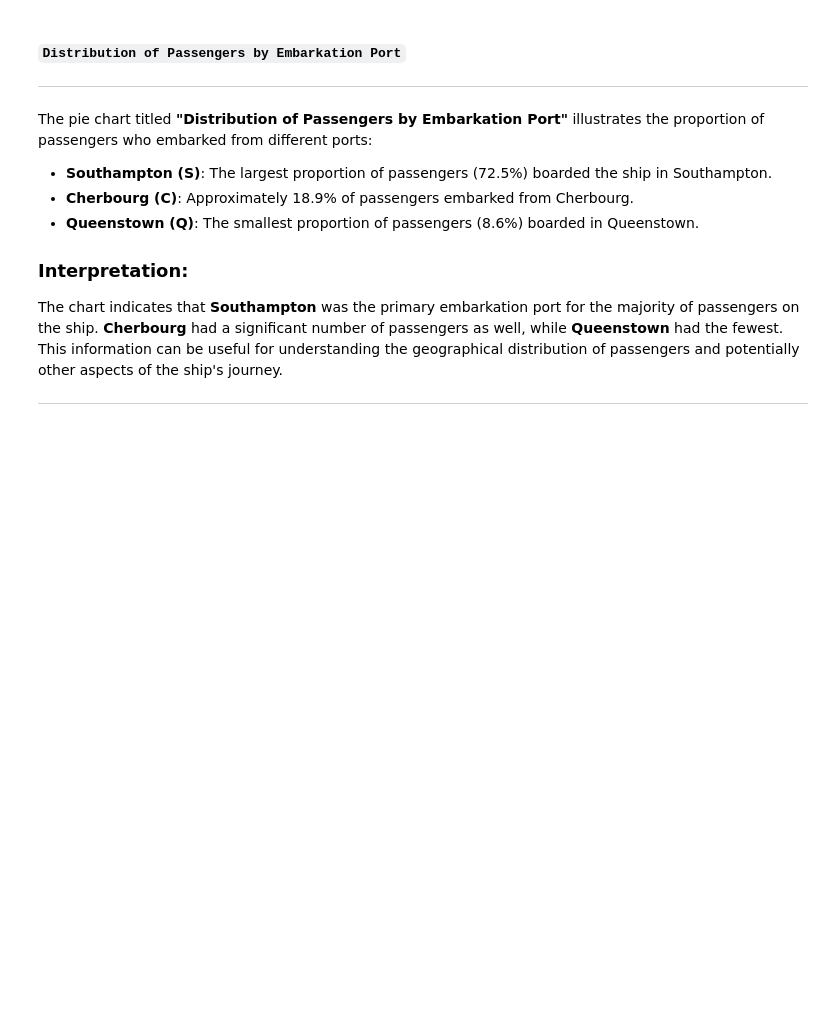
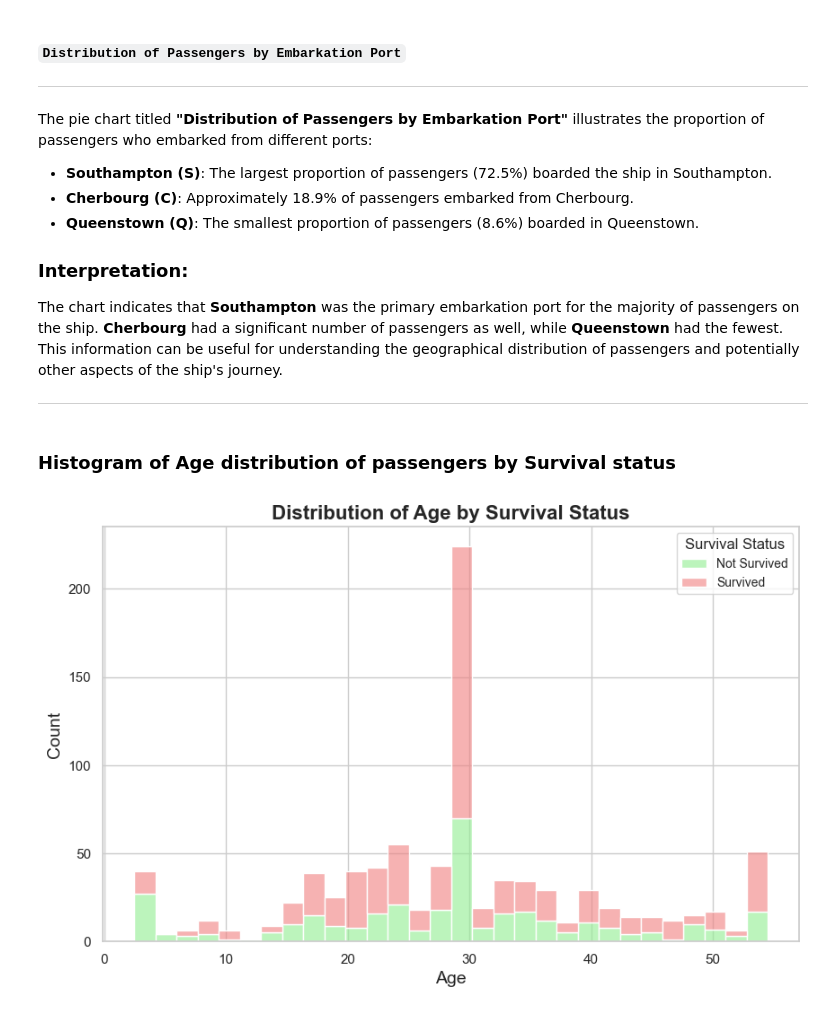
Before and after one commit to SnitTeshome/PRODIGY_DS_02, a Jupyter notebook: Task -02.ipynb, the cells around one changed output. Saved outputs shown, nothing was run; the diff lists cells and outputs as text; code cells hidden in the pictures; blank space fills up the shorter version.

```diff
--- a/Task -02.ipynb
+++ b/Task -02.ipynb
@@ -815,3 +822,23 @@ The pie chart titled **"Distribution of Passengers by Embarkation Port"** illust
 The chart indicates that **Southampton** was the primary embarkation port for the majority of passengers on the ship. **Cherbourg** had a significant number of passengers as well, while **Queenstown** had the fewest. This information can be useful for understanding the geographical distribution of passengers and potentially other aspects of the ship's journey.
 
 ---
+# %% [markdown]
+###  Histogram of Age distribution of passengers  by Survival status
+# %%
+# Create the histogram with bars colored by Survival Status
+plt.figure(figsize=(10, 6))
+sns.histplot(data=Titanic, x='Age', hue='Survived', bins=30,
+            multiple='stack', palette=['lightcoral', 'lightgreen'], alpha=0.6)
+
+# Customize labels and title
+plt.title("Distribution of Age by Survival Status", fontsize=16, weight='bold')
+plt.xlabel("Age", fontsize=14)
+plt.ylabel("Count", fontsize=14)
+
+# Customize legend
+plt.legend(title='Survival Status', labels=['Not Survived', 'Survived'], fontsize=10)
+
+# Show the plot
+plt.show()
+# %% [output]
+[figure, added]
```
Also changed, not shown: parts of 2 cells of this notebook.
